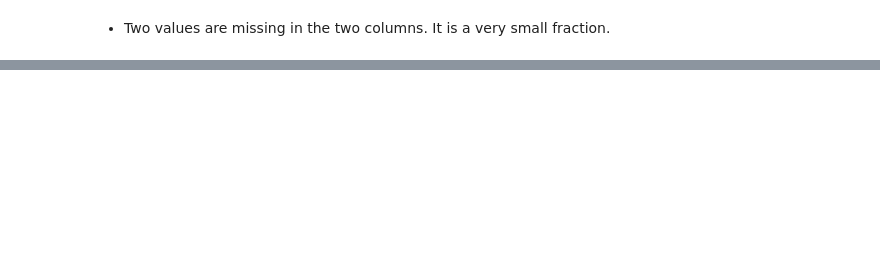
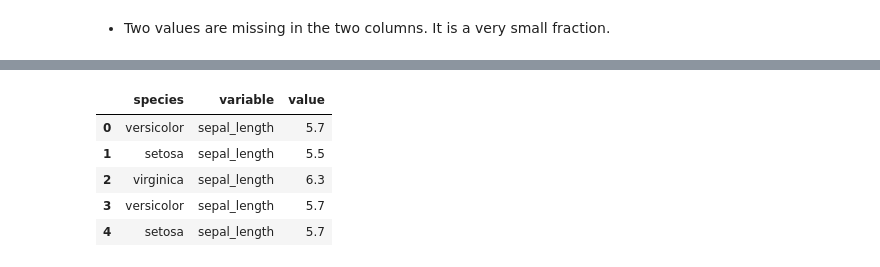
Before and after one commit to Yongliang-Shi/classification-exercises, a Jupyter notebook: classification_exercises.ipynb, the cells around one changed output, grey strips where cells are left out. Drawn from its saved outputs; the diff is of its cells as text; code cells hidden in the pictures; blank space fills up the shorter version.

```diff
--- a/classification_exercises.ipynb
+++ b/classification_exercises.ipynb
@@ -700,0 +397,10 @@ dtype: int64
+# %%
+train_numeric_vars_melted = train_numeric_vars.melt(id_vars='species')
+train_numeric_vars_melted.head()
+# %% [output]
+|  | species | variable | value |
+| 0 | versicolor | sepal_length | 5.7 |
+| 1 | setosa | sepal_length | 5.5 |
+| 2 | virginica | sepal_length | 6.3 |
+| 3 | versicolor | sepal_length | 5.7 |
+| 4 | setosa | sepal_length | 5.7 |
```
Also changed, not shown: parts of 61 cells of this notebook.
